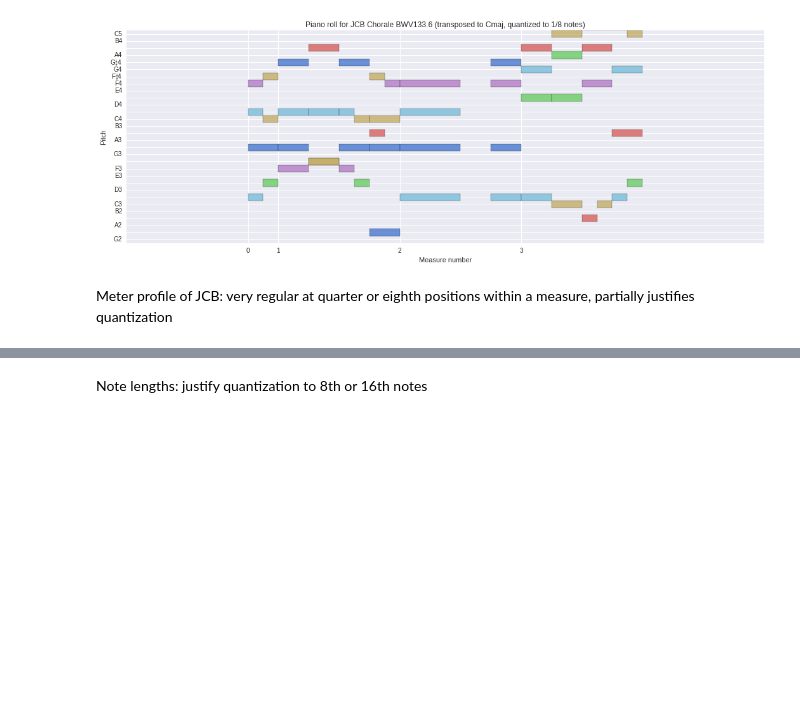
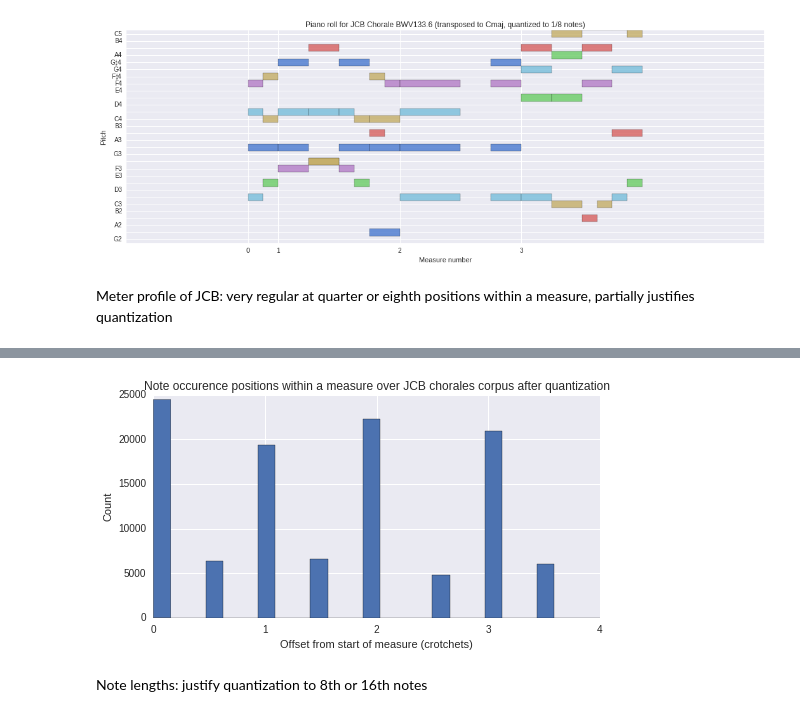
Before and after one commit to feynmanliang/mlsalt-thesis, a Jupyter notebook: notebooks/Corpus studies.ipynb, the cells around one changed output, grey strips where cells are left out. Saved outputs shown, nothing was run; the diff lists cells and outputs as text; code cells hidden in the pictures; blank space fills up the shorter version.

```diff
--- a/notebooks/Corpus studies.ipynb
+++ b/notebooks/Corpus studies.ipynb
@@ -123,13 +139,15 @@ for p in catalog.flat.notes:
 # %%
 plt.figure(figsize=(8,4))
-plt.hist(allbeats, bins=32, range=(0,5))
+plt.hist(allbeats_quantized, bins=32, range=(0,5))
 plt.xlabel("Offset from start of measure (crotchets)")
 plt.ylabel("Count")
-plt.title('Note occurence positions within a measure over JCB chorales corpus')
+plt.title('Note occurence positions within a measure over JCB chorales corpus after quantization')
 plt.xlim(0,4)
 plt.xticks(np.arange(0, 5, 1.0))
-plt.savefig('meter-usage.png')
+plt.savefig('meter-usage-quantized.png')
 plt.show()
+# %% [output]
+[figure, added]
 # %% [markdown]
 Note lengths: justify quantization to 8th or 16th notes
 # %%
```
Also changed, not shown: parts of 12 cells of this notebook, 12 other files.
